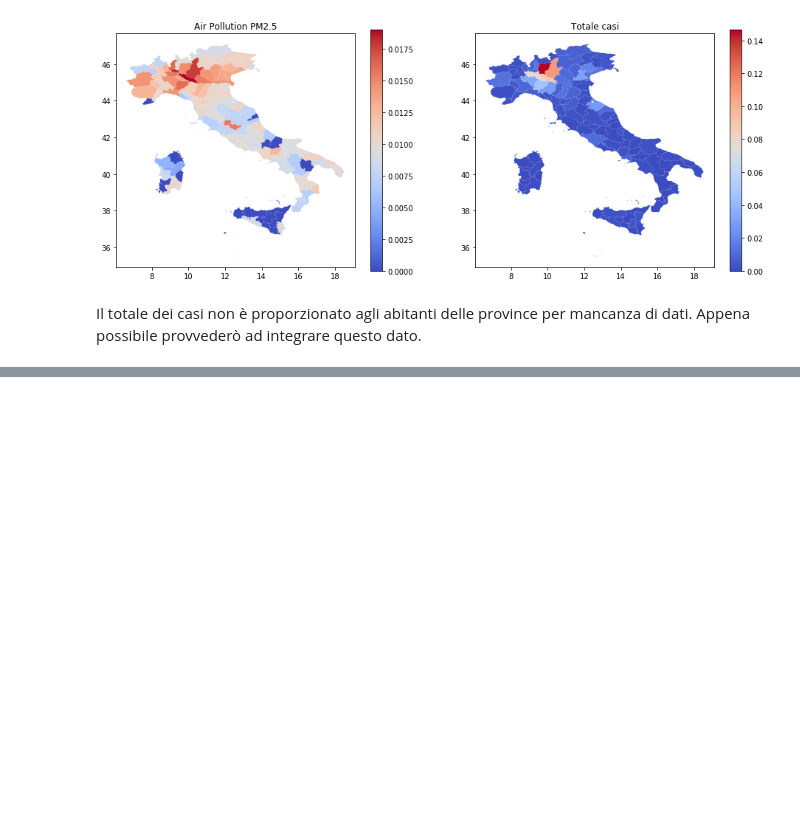
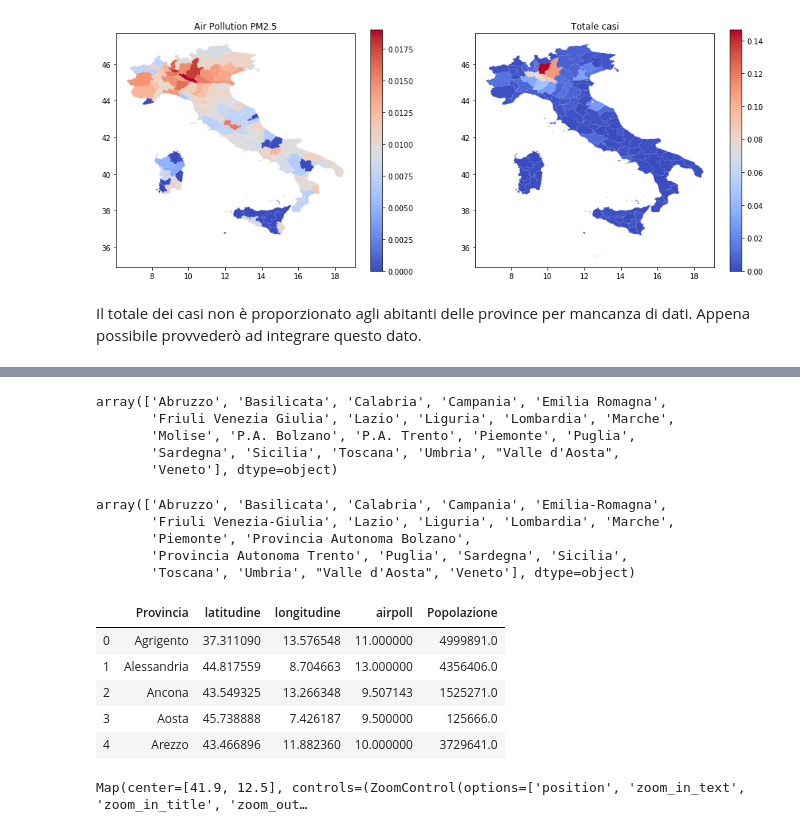
Before and after one commit to andreapas79/COVID-19, a Jupyter notebook: making_main_table.ipynb, the cells around one changed output, grey strips where cells are left out. Drawn from its saved outputs; the diff is of its cells as text; code cells hidden in the pictures; blank space fills up the shorter version.

```diff
--- a/making_main_table.ipynb
+++ b/making_main_table.ipynb
@@ -326,0 +354,45 @@ Il totale dei casi non è proporzionato agli abitanti delle province per mancanz
+# %%
+ap_prov = pd.read_excel('Data/air_pollution_data/Tabella 2.xlsx', header=1)
+df_demo = pd.read_csv('df_demo.csv',index_col=0)
+# %%
+df_demo.sort_values('denominazione_regione')['denominazione_regione'].unique()
+# %% [output]
+array(['Abruzzo', 'Basilicata', 'Calabria', 'Campania', 'Emilia Romagna',
+       'Friuli Venezia Giulia', 'Lazio', 'Liguria', 'Lombardia', 'Marche',
+       'Molise', 'P.A. Bolzano', 'P.A. Trento', 'Piemonte', 'Puglia',
+       'Sardegna', 'Sicilia', 'Toscana', 'Umbria', "Valle d'Aosta",
+       'Veneto'], dtype=object)
+# %%
+ap_prov.sort_values('Regione')['Regione'].unique()
+# %% [output]
+array(['Abruzzo', 'Basilicata', 'Calabria', 'Campania', 'Emilia-Romagna',
+       'Friuli Venezia-Giulia', 'Lazio', 'Liguria', 'Lombardia', 'Marche',
+       'Piemonte', 'Provincia Autonoma Bolzano',
+       'Provincia Autonoma Trento', 'Puglia', 'Sardegna', 'Sicilia',
+       'Toscana', 'Umbria', "Valle d'Aosta", 'Veneto'], dtype=object)
+# %%
+ap_prov.loc[ap_prov.Regione=='Emilia-Romagna','Regione'] = 'Emilia Romagna'
+ap_prov.loc[ap_prov.Regione=='Friuli Venezia-Giulia','Regione'] = 'Friuli Venezia Giulia'
+ap_prov.loc[ap_prov.Regione=='Provincia Autonoma Bolzano','Regione'] = 'P.A. Bolzano'
+ap_prov.loc[ap_prov.Regione=='Provincia Autonoma Trento','Regione'] = 'P.A. Trento'
+# %%
+ap_prov = ap_prov.merge(df_demo, how='left', left_on='Regione', right_on='denominazione_regione')
+# %%
+ap_prov[ap_prov['50° percentile1 [µg/m3]'].str.contains('-', na=False)]
+ap_prov.drop(ap_prov[ap_prov['50° percentile1 [µg/m3]']=='-'].index, inplace=True)
+ap_prov['50° percentile1 [µg/m3]']=pd.to_numeric(ap_prov['50° percentile1 [µg/m3]'])
+df = ap_prov.groupby(by='Provincia').median()
+df.columns = ['Region_id', 'Province_id', 'Municipality_id', 'Observation_id',
+       'Station_code', 'airpoll', 'Numero di dati validi', 'Popolazione']
+df.reset_index(inplace=True)
+# %%
+coord_prov = pd.read_json('Lib/province_lat_lon.json')
+llprov = df.merge(coord_prov, how='left', left_on='Provincia', right_on='nome').loc[: , ['Provincia', 'latitudine', 'longitudine', 'airpoll', 'Popolazione']]
+llprov.head()
+# %% [output]
+|  | Provincia | latitudine | longitudine | airpoll | Popolazione |
+| 0 | Agrigento | 37.311090 | 13.576548 | 11.000000 | 4999891.0 |
+| 1 | Alessandria | 44.817559 | 8.704663 | 13.000000 | 4356406.0 |
+| 2 | Ancona | 43.549325 | 13.266348 | 9.507143 | 1525271.0 |
+| 3 | Aosta | 45.738888 | 7.426187 | 9.500000 | 125666.0 |
+| 4 | Arezzo | 43.466896 | 11.882360 | 10.000000 | 3729641.0 |
@@ -326,0 +409,9 @@ Il totale dei casi non è proporzionato agli abitanti delle province per mancanz
+# %%
+geo_json = GeoJSON(data=data, style = {'color': 'green', 'opacity':1, 'weight':0.5, 'dashArray':'2', 'fillOpacity':0.1})
+m.add_layer(geo_json)
+m.add_layer(heatmap)
+m.layout.height='700px'
+
+m
+# %% [output]
+Map(center=[41.9, 12.5], controls=(ZoomControl(options=['position', 'zoom_in_text', 'zoom_in_title', 'zoom_out…
```
Also changed, not shown: parts of 8 cells of this notebook.
